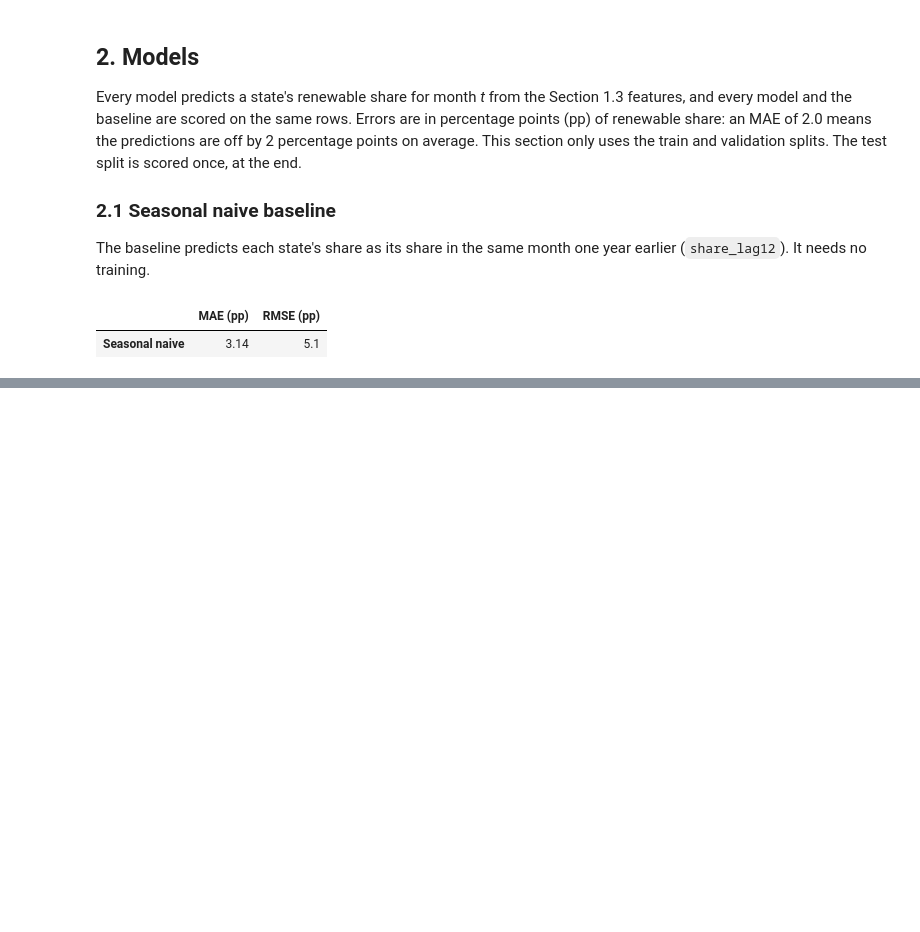
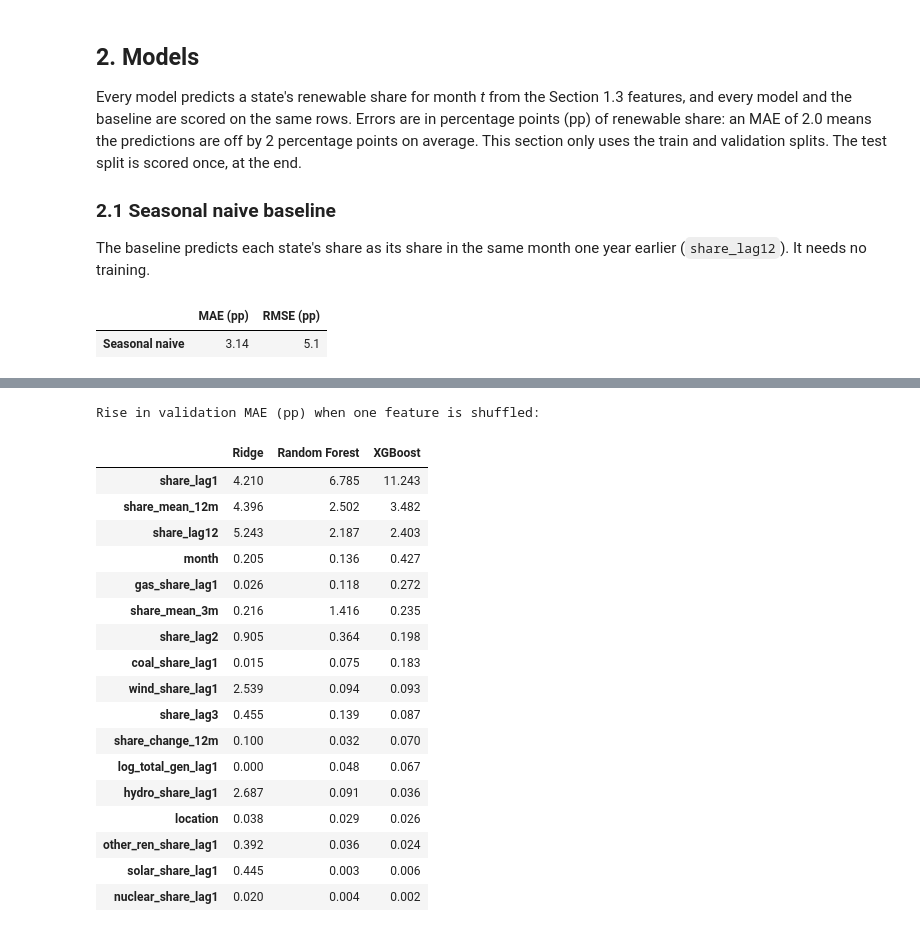
Before and after one commit to legacysti/ics635-final-project, a Jupyter notebook: ICS635_Final_Project.ipynb, the cells around one changed output, grey strips where cells are left out. Drawn from its saved outputs; the diff is of its cells as text; code cells hidden in the pictures; blank space fills up the shorter version.

```diff
--- a/ICS635_Final_Project.ipynb
+++ b/ICS635_Final_Project.ipynb
@@ -704,3 +711,39 @@ summary.round(2)
+# %%
+# --- Permutation importance on validation, for each model's best setting ---
+def clipped_mae_score(pipeline, X, y):
+    """Higher is better for scikit-learn scorers, so return minus the MAE in pp."""
+    return -100 * mean_absolute_error(y, predict_share(pipeline, X))
+
+importance = {}
+for name, (build, scale, _) in MODELS.items():
+    pipeline = make_model_pipeline(build(BEST_PARAMS[name]), FEATURES, scale).fit(train[FEATURES], train[TARGET])
+    result = permutation_importance(pipeline, val[FEATURES], val[TARGET], scoring=clipped_mae_score,
+                                    n_repeats=5, random_state=SEED)
+    importance[name] = pd.Series(result.importances_mean, index=FEATURES)
+
+importance = pd.DataFrame(importance).sort_values("XGBoost", ascending=False)
+print("Rise in validation MAE (pp) when one feature is shuffled:")
+importance.round(3)
+# %% [output]
+Rise in validation MAE (pp) when one feature is shuffled:
+|  | Ridge | Random Forest | XGBoost |
+| share_lag1 | 4.210 | 6.785 | 11.243 |
+| share_mean_12m | 4.396 | 2.502 | 3.482 |
+| share_lag12 | 5.243 | 2.187 | 2.403 |
+| month | 0.205 | 0.136 | 0.427 |
+| gas_share_lag1 | 0.026 | 0.118 | 0.272 |
+| share_mean_3m | 0.216 | 1.416 | 0.235 |
+| share_lag2 | 0.905 | 0.364 | 0.198 |
+| coal_share_lag1 | 0.015 | 0.075 | 0.183 |
+| wind_share_lag1 | 2.539 | 0.094 | 0.093 |
+| share_lag3 | 0.455 | 0.139 | 0.087 |
+| share_change_12m | 0.100 | 0.032 | 0.070 |
+| log_total_gen_lag1 | 0.000 | 0.048 | 0.067 |
+| hydro_share_lag1 | 2.687 | 0.091 | 0.036 |
+| location | 0.038 | 0.029 | 0.026 |
+| other_ren_share_lag1 | 0.392 | 0.036 | 0.024 |
+| solar_share_lag1 | 0.445 | 0.003 | 0.006 |
+| nuclear_share_lag1 | 0.020 | 0.004 | 0.002 |
 # %% [markdown]
 ### Analysis
 
```
Also changed, not shown: parts of 6 cells of this notebook.
